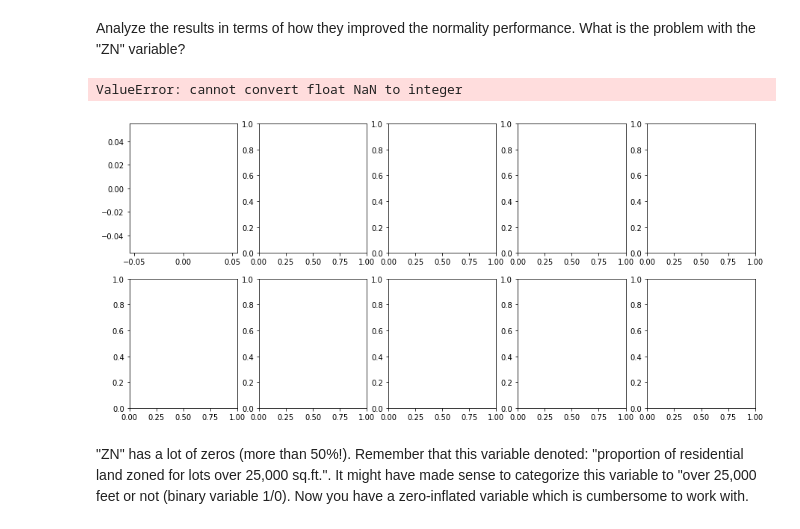
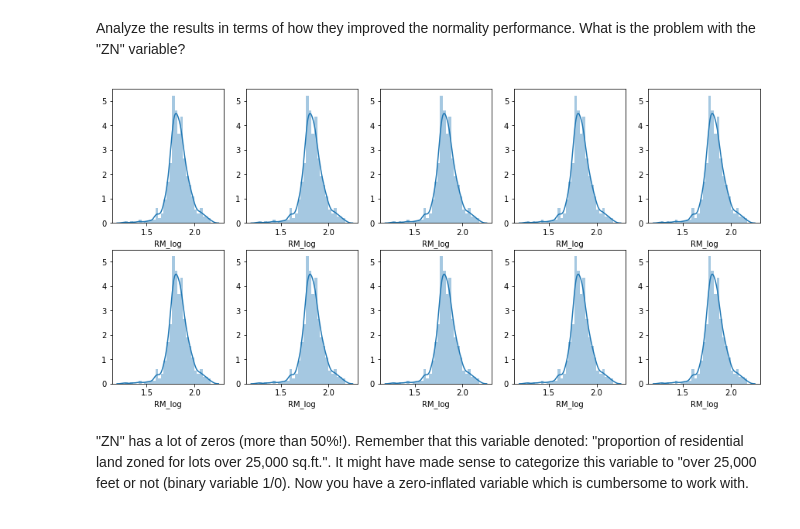
Before and after one commit to elenasm7/dsc-feature-scaling-and-normalization---lab-nyc-ds-career-012819, a Jupyter notebook: index.ipynb, the cells around one changed output. Drawn from its saved outputs; the diff is of its cells as text; code cells hidden in the pictures.

```diff
--- a/index.ipynb
+++ b/index.ipynb
@@ -59,27 +59,27 @@ Analyze the results in terms of how they improved the normality performance. Wha
 # %%
 import numpy as np
 import matplotlib.pyplot as plt
 
 fig,axes = plt.subplots(nrows=2, ncols=5, figsize=(15,7))
 
 # for i in cont_features:
 #     print(boston_features[i].isnull().sum())
 
 log_cols = []
 for i in cont_features:
     name = i+'_log'
     boston_features[name] = np.log(boston_features[i])
     log_cols.append(name)
 
 del log_cols[1]
+del log_cols[2]
 for i in range(2):
     for j in range(5):
         k = sum([5 if i == 1 else 0])
         n = (k+j)
         sns.distplot(boston_features[log_cols[2]], ax=axes[i][j])
 # %% [output]
-ValueError: cannot convert float NaN to integer
-[figure, old version]
+[figure, new version]
 # %% [markdown]
 "ZN" has a lot of zeros (more than 50%!). Remember that this variable denoted: "proportion of residential land zoned for lots over 25,000 sq.ft.". It might have made sense to categorize this variable to "over 25,000 feet or not (binary variable 1/0). Now you have a zero-inflated variable which is cumbersome to work with.
 # %% [markdown]
```
